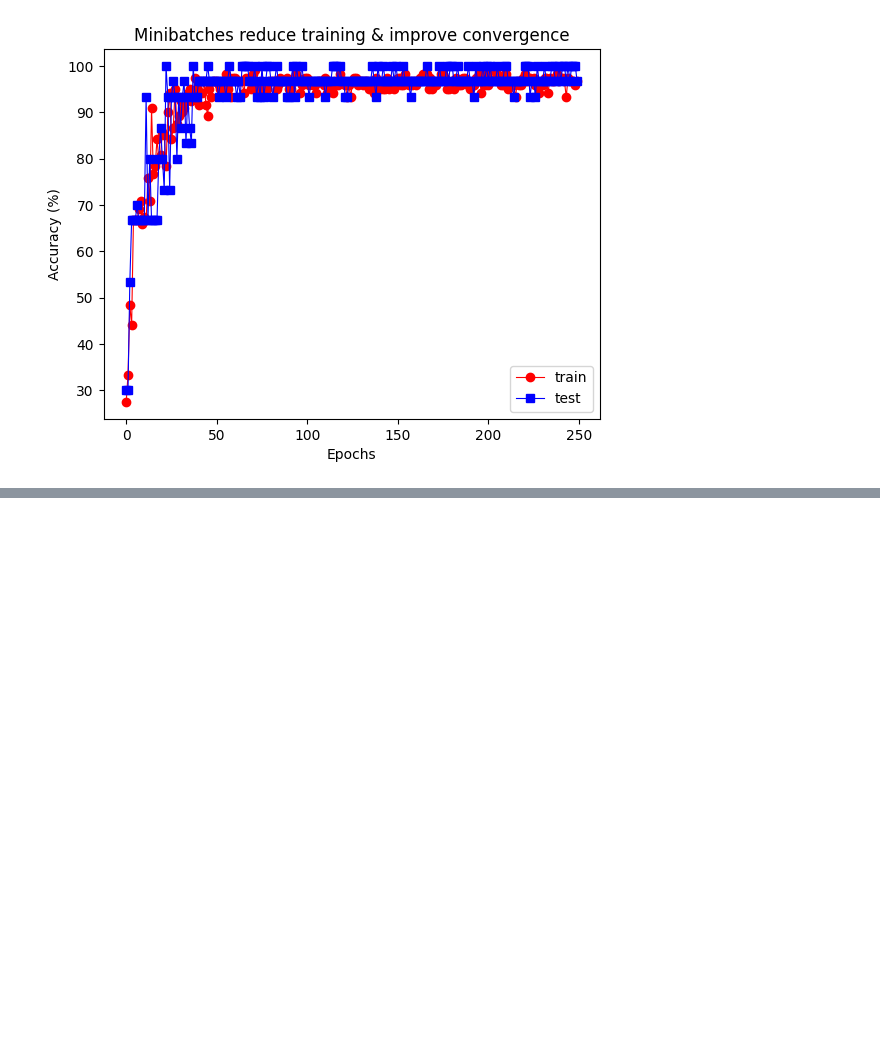
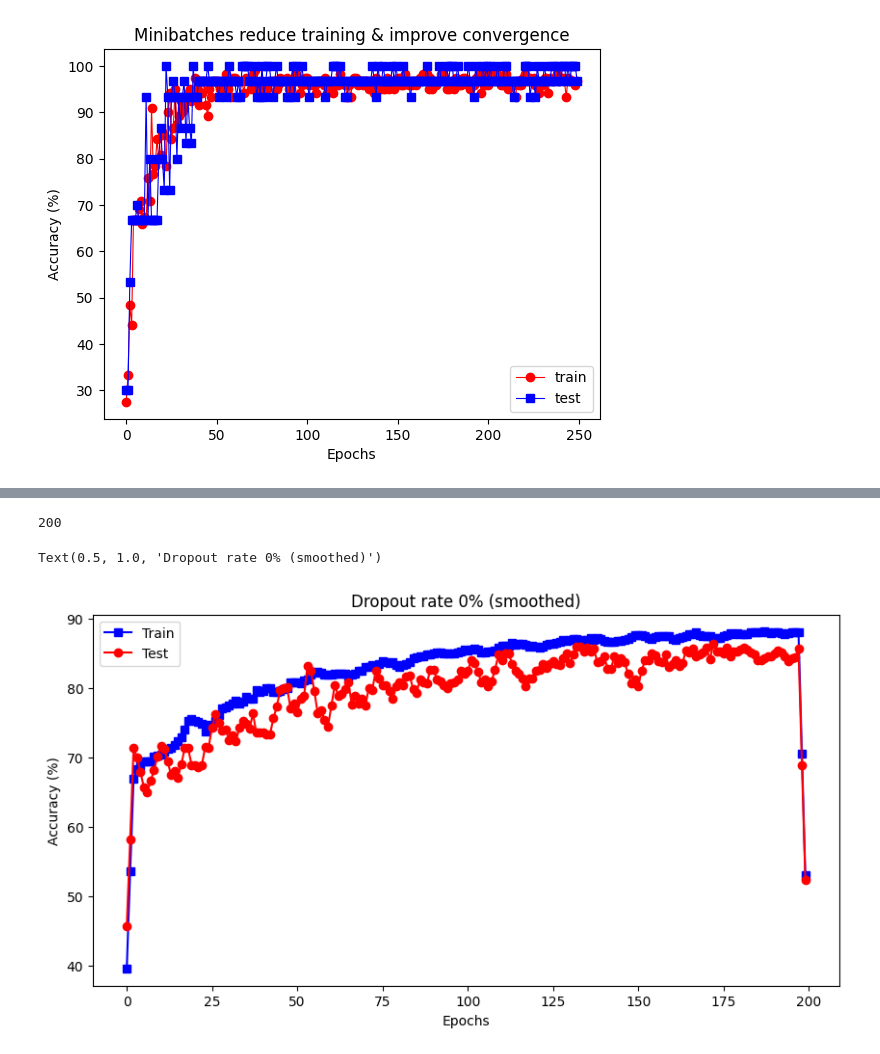
Before and after one commit to taruvaid/Fourier-Neural-Operators, a Jupyter notebook: Neural_Nets_Overfitting_&_Regularlization.ipynb, the cells around one changed output, grey strips where cells are left out. Cells and saved outputs as stored; diff of their text form; code cells hidden in the pictures; blank space fills up the shorter version.

```diff
--- a/Neural_Nets_Overfitting_&_Regularlization.ipynb
+++ b/Neural_Nets_Overfitting_&_Regularlization.ipynb
@@ -397,0 +674,3 @@ plt.legend()
+# %%
+def smooth(x,k=5):
+  return np.convolve(x,np.ones(k)/k,mode = 'same')
@@ -397,0 +694,16 @@ plt.legend()
+# %%
+fig = plt.figure(figsize = (10,5))
+
+model,lossfun,optimizer = model_initialize(0)
+trainAcc ,testAcc = modelTraining(model,lossfun,optimizer,train_dldr,test_dldr)
+
+plt.plot(smooth(trainAcc),'bs-')
+plt.plot(smooth(testAcc),'ro-')
+plt.xlabel("Epochs")
+plt.ylabel("Accuracy (%)")
+plt.legend(["Train","Test"])
+plt.title("Dropout rate 0% (smoothed)")
+# %% [output]
+200
+Text(0.5, 1.0, 'Dropout rate 0% (smoothed)')
+[figure, added]
```
Also changed, not shown: parts of 37 cells of this notebook.
